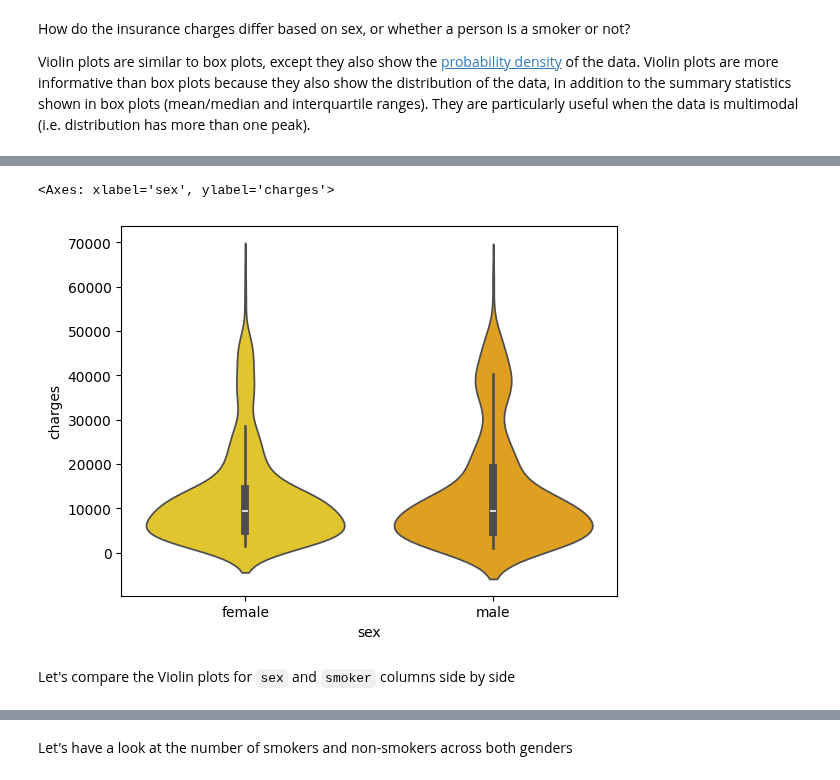
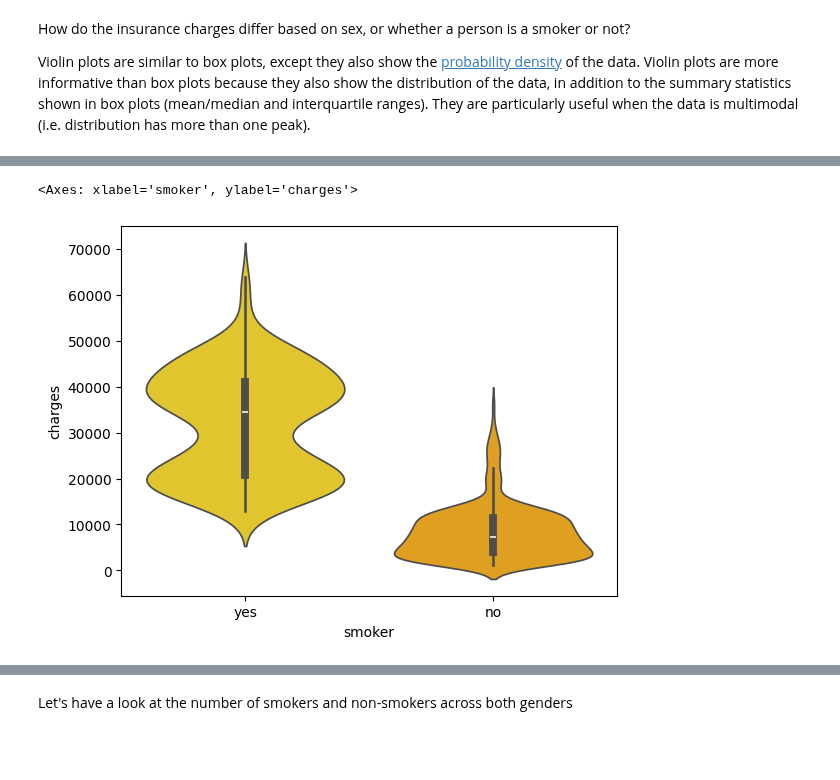
Before and after one commit to GUC-DM/W2026, a Jupyter notebook: lab_content/Lab_04_Complete.ipynb, the cells around one changed output, grey strips where cells are left out. Cells and saved outputs as stored; diff of their text form; code cells hidden in the pictures; blank space fills up the shorter version.

```diff
--- a/lab_content/Lab_04_Complete.ipynb
+++ b/lab_content/Lab_04_Complete.ipynb
@@ -51,7 +51,7 @@ import seaborn as sns
 try:
     df = pd.read_csv('../data/insurance.csv')
 except:
-    df = pd.read_csv('https://raw.githubusercontent.com/GUC-DM/W2025/refs/heads/main/data/insurance.csv')
+    df = pd.read_csv('https://raw.githubusercontent.com/GUC-DM/W2026/refs/heads/main/data/insurance.csv')
 df.head()
 # %% [output]
 |  | age | sex | bmi | children | smoker | region | charges |
@@ -165,7 +166,5 @@ Violin plots are similar to box plots, except they also show the [probability de
 # %%
-sns.violinplot(x='sex', y='charges', data=df, palette='Wistia', hue='sex', legend=False)
+sns.violinplot(x='smoker', y='charges', data=df, palette='Wistia', hue='smoker', legend=False)
 # %% [output]
-<Axes: xlabel='sex', ylabel='charges'>
+<Axes: xlabel='smoker', ylabel='charges'>
-[figure, old version]
+[figure, new version]
-# %% [markdown]
-Let's compare the Violin plots for `sex` and `smoker` columns side by side
```
Also changed, not shown: parts of 5 cells of this notebook.
